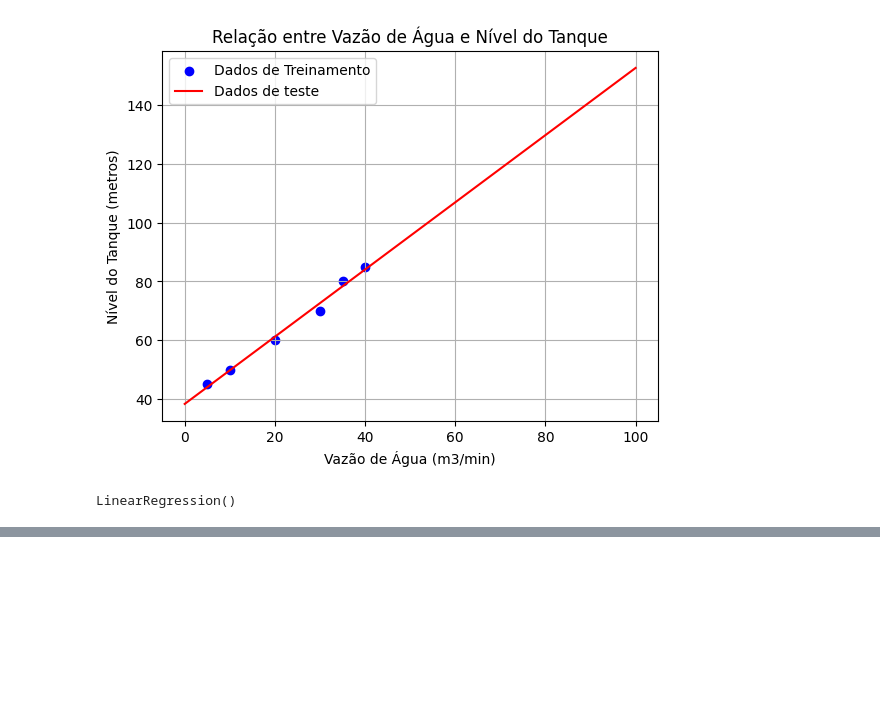
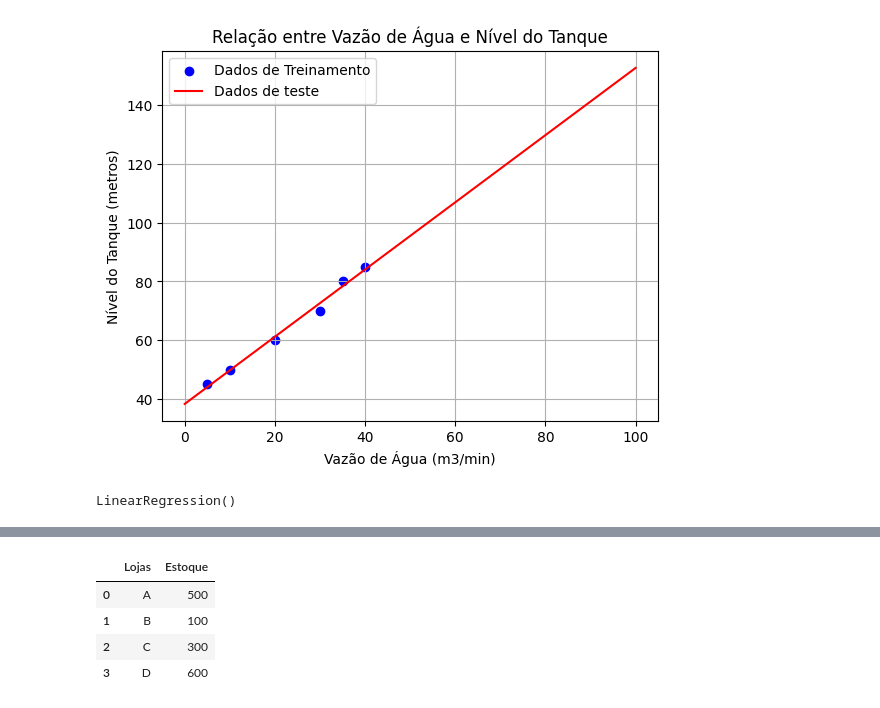
Before and after one commit to danielvieira95/Intelig-ncia-Artificial-e-Big-Data--2-2024, a Jupyter notebook: TurmaA/Aula05/codigo.ipynb, the cells around one changed output, grey strips where cells are left out. Cells and saved outputs as stored; diff of their text form; code cells hidden in the pictures; blank space fills up the shorter version.

```diff
--- a/TurmaA/Aula05/codigo.ipynb
+++ b/TurmaA/Aula05/codigo.ipynb
@@ -76,0 +79,16 @@ Quantidade de calor: 200 m3/min - Nível previsto: 61.186440677966104 metros
+# %%
+dados ={
+    'Lojas':['A','B','C','D'],
+    'Estoque': np.array([500,100,300,600]),
+
+}
+# %%
+df_dados = pd.DataFrame(dados)
+# %%
+df_dados.head()
+# %% [output]
+|  | Lojas | Estoque |
+| 0 | A | 500 |
+| 1 | B | 100 |
+| 2 | C | 300 |
+| 3 | D | 600 |
```
Also changed, not shown: parts of 7 cells of this notebook.
